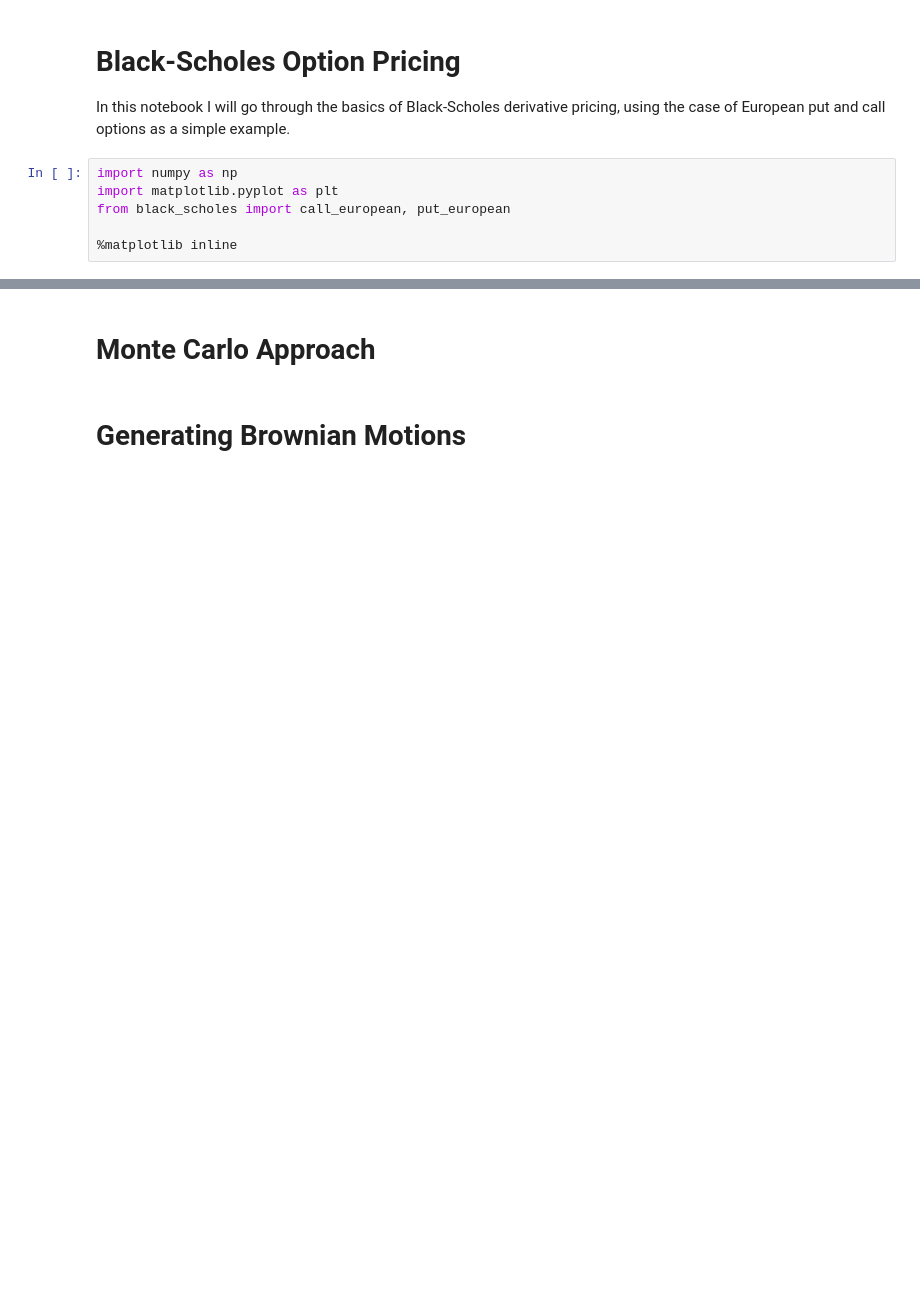
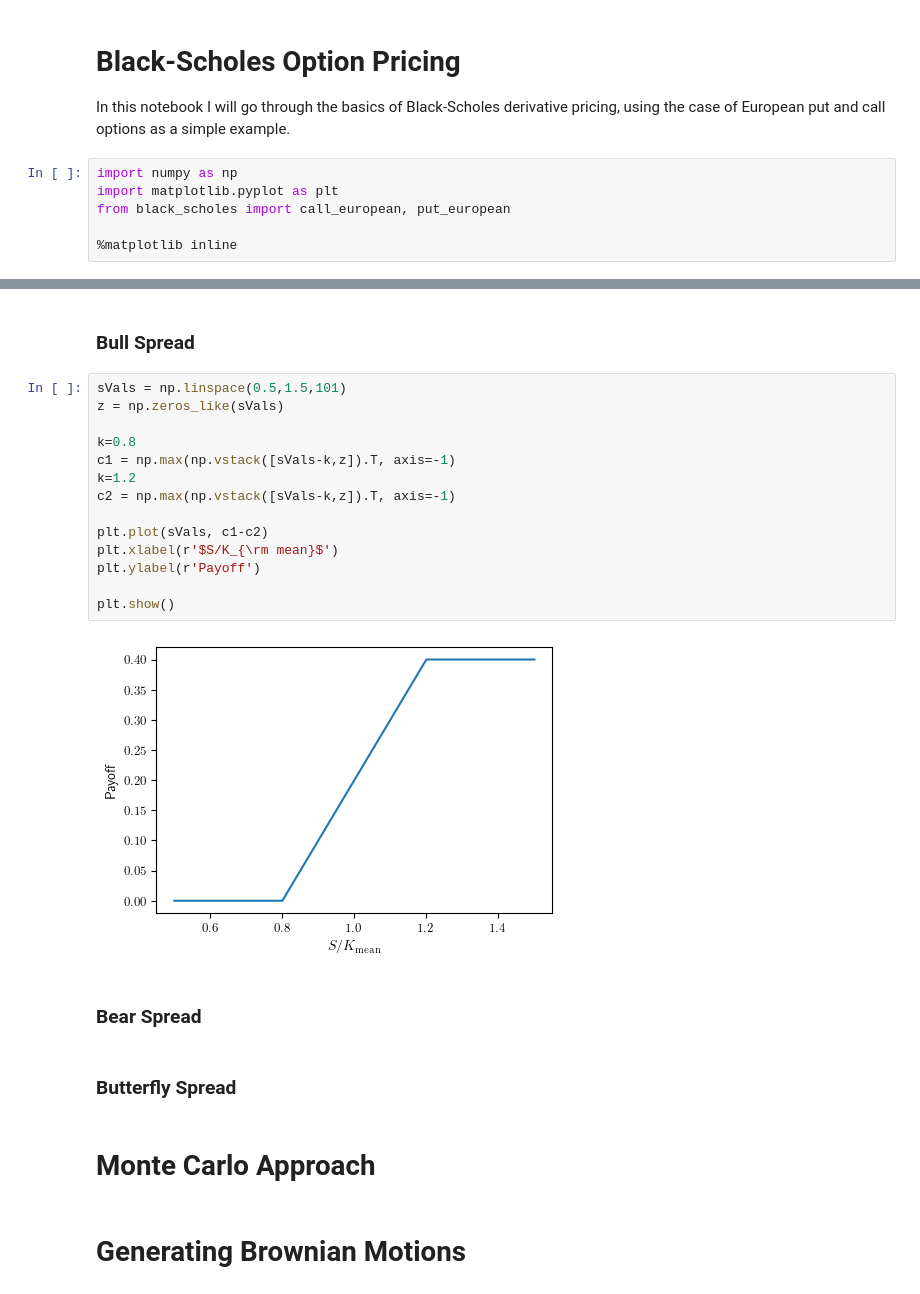
Before and after one commit to jonathanbraden/Finance, a Jupyter notebook: Black_Scholes.ipynb, the cells around one changed output, grey strips where cells are left out. Cells and saved outputs as stored; diff of their text form; blank space fills up the shorter version.

```diff
--- a/Black_Scholes.ipynb
+++ b/Black_Scholes.ipynb
@@ -38,3 +95,25 @@ It is straightforward to see that
+# %% [markdown]
+### Bull Spread
+# %%
+sVals = np.linspace(0.5,1.5,101)
+z = np.zeros_like(sVals)
+
+k=0.8
+c1 = np.max(np.vstack([sVals-k,z]).T, axis=-1)
+k=1.2
+c2 = np.max(np.vstack([sVals-k,z]).T, axis=-1)
+
+plt.plot(sVals, c1-c2)
+plt.xlabel(r'$S/K_{\rm mean}$')
+plt.ylabel(r'Payoff')
+
+plt.show()
+# %% [output]
+[figure, added]
+# %% [markdown]
+### Bear Spread
+# %% [markdown]
+### Butterfly Spread
 # %% [markdown]
 # Monte Carlo Approach
 # %% [markdown]
```
Also changed, not shown: parts of 6 cells of this notebook.
